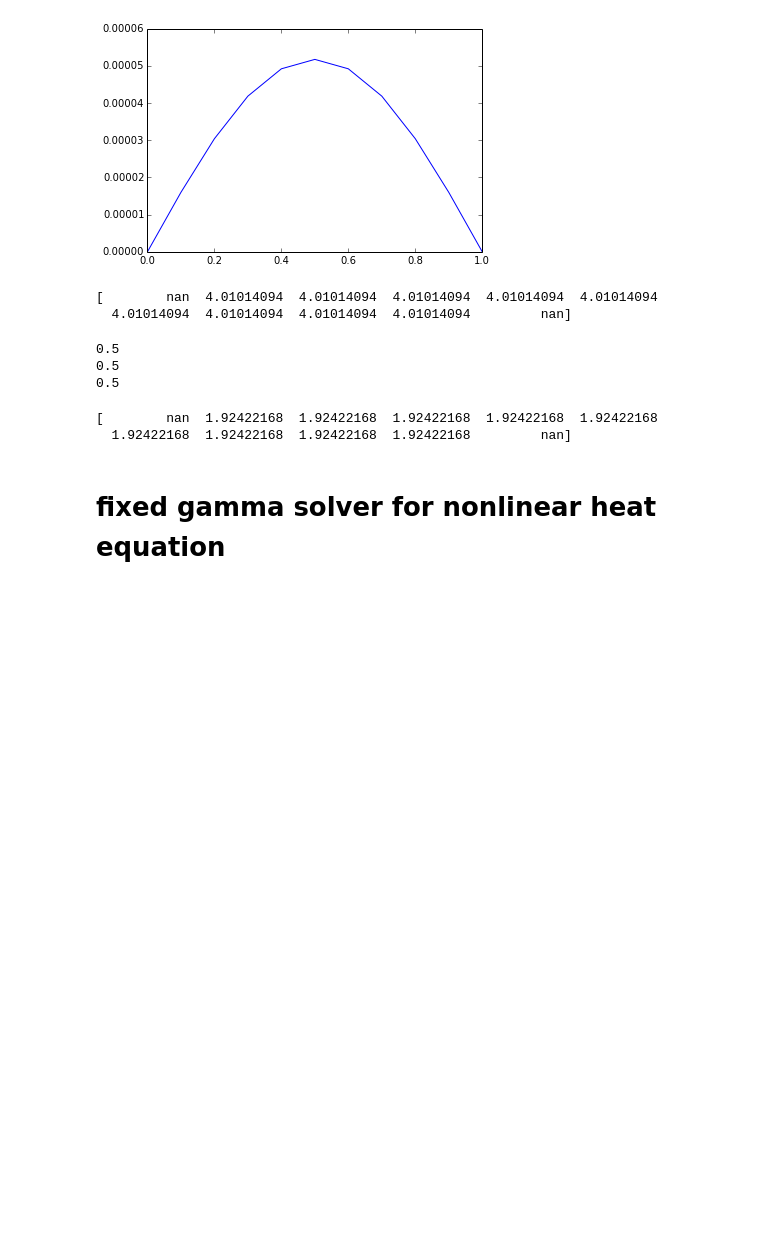
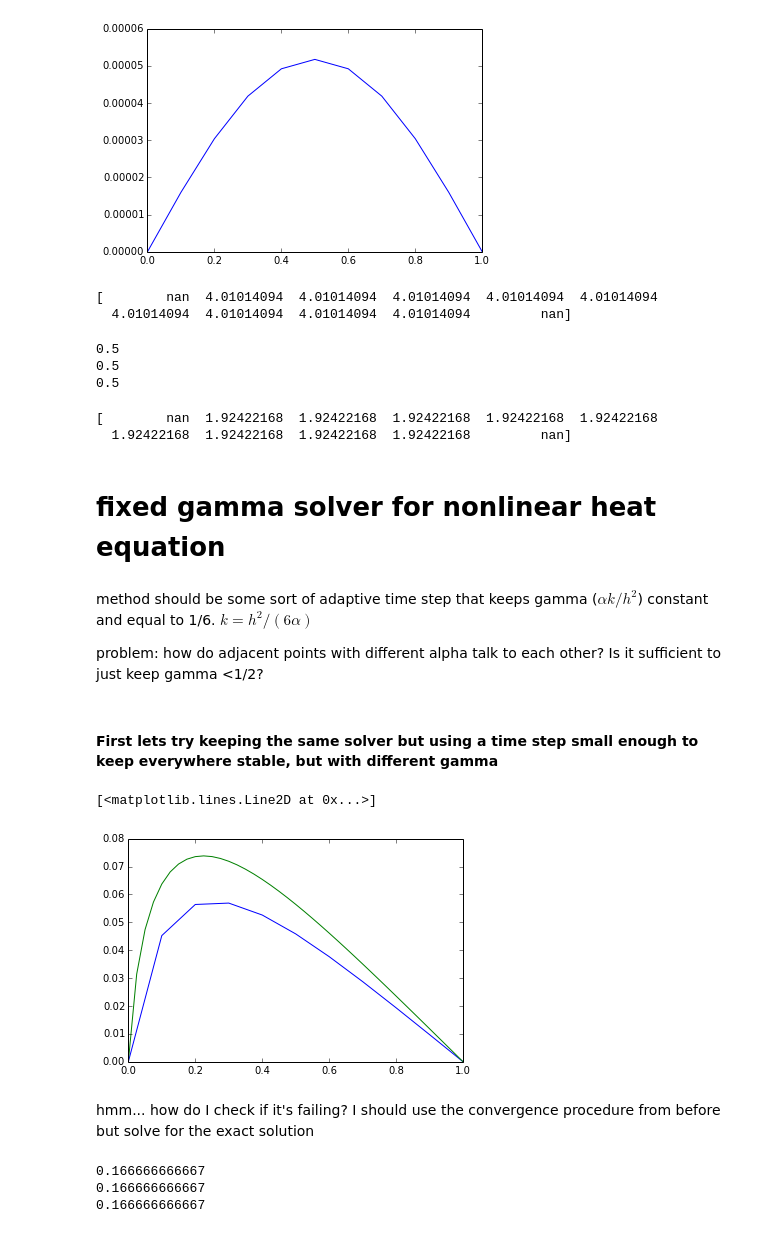
Before and after one commit to jedman/numerics, a Jupyter notebook: src1/heatequation.ipynb, the cells around one changed output. Cells and saved outputs as stored; diff of their text form; code cells hidden in the pictures; blank space fills up the shorter version.

```diff
--- a/src1/heatequation.ipynb
+++ b/src1/heatequation.ipynb
@@ -244,3 +244,67 @@ print p
   1.92422168  1.92422168  1.92422168  1.92422168         nan]
 # %% [markdown]
 # fixed gamma solver for nonlinear heat equation
+# %% [markdown]
+method should be some sort of adaptive time step that keeps gamma ($\alpha k/h^2$) constant and equal to 1/6.  $k= h^2/(6 \alpha)$
+
+problem: how do adjacent points with different alpha talk to each other? Is it sufficient to just keep gamma <1/2?
+# %% [markdown]
+#### First lets try keeping the same solver but using a time step small enough to keep everywhere stable, but with different gamma
+# %%
+def heat_solver_nl(hinv,kinv,init='sine'):
+    '''solve the heat equation using with space step 1/hinv and time step 1/kinv along the interval [0,1]
+    and return the entire result'''
+    u = np.zeros((kinv+1,hinv+1))
+    x = np.linspace(0,1,num=hinv+1)
+    alpha = 3*x**2
+    gamma = (alpha/kinv)/(1./hinv)**2
+    if init == 'sine':
+        u[0,:] = np.sin(pi*x)
+    if init == 'arc':
+        u[0,:] = x*(1-x)
+    for i in xrange(0,kinv):
+        #u[i,:] = u[i+1,:]
+        for j in xrange(1,hinv):
+            u[i+1,j] = u[i,j] + gamma[j] * (u[i,j+1] - 2*u[i,j] + u[i,j-1])
+        #apply boundary conditions
+        u[i+1,0] = 0
+        u[i+1,-1] = 0
+    return u
+# %%
+test = heat_solver_nl(10,600)
+x = np.linspace(0,1,num=11)
+test40 = heat_solver_nl(40,9600)
+x40 = np.linspace(0,1,num = 41)
+# %%
+plot(x, test[600,:])
+plot(x40,test40[9600,:])
+# %% [output]
+[<matplotlib.lines.Line2D at 0x...>]
+[figure, added]
+# %% [markdown]
+hmm... how do I check if it's failing? I should use the convergence procedure from before but solve for the exact solution
+# %%
+time600 = np.linspace(0,1,num=kinv+1)
+hinv = 10
+kinv = 600
+u_600 = heat_solver_nl(hinv,kinv)
+gamma = hinv**2./kinv
+print gamma
+
+hinv = 20
+kinv = 2400
+time2400 = np.linspace(0,1,num=kinv+1)
+u_2400 = heat_solver_nl(hinv,kinv)
+gamma = hinv**2./kinv
+print gamma
+
+hinv = 40
+kinv = 9600
+time9600 = np.linspace(0,1,num=kinv+1)
+u_9600 = heat_solver_nl(hinv,kinv)
+gamma = hinv**2./kinv
+print gamma
+# %% [output]
+0.166666666667
+0.166666666667
+0.166666666667
```
Also changed, not shown: parts of 4 cells of this notebook, 1 other file.
